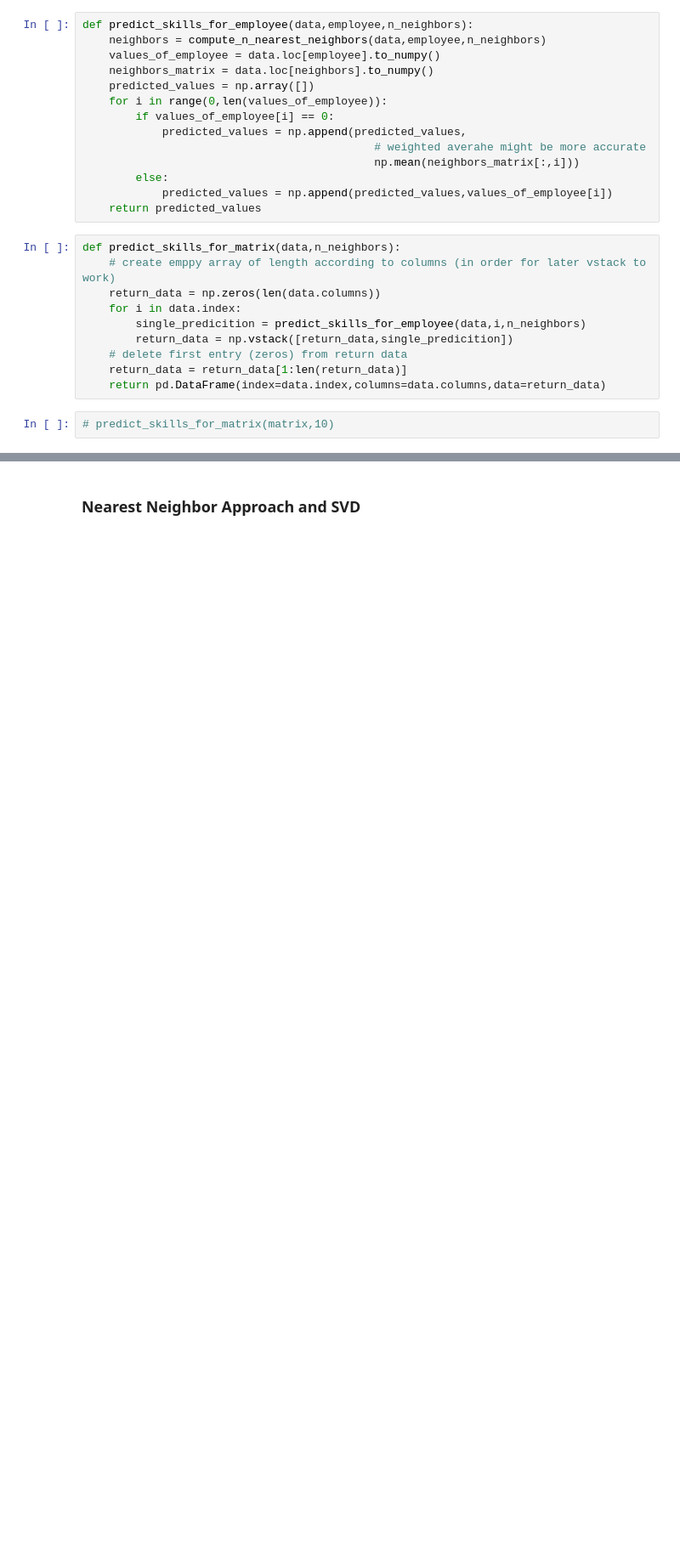
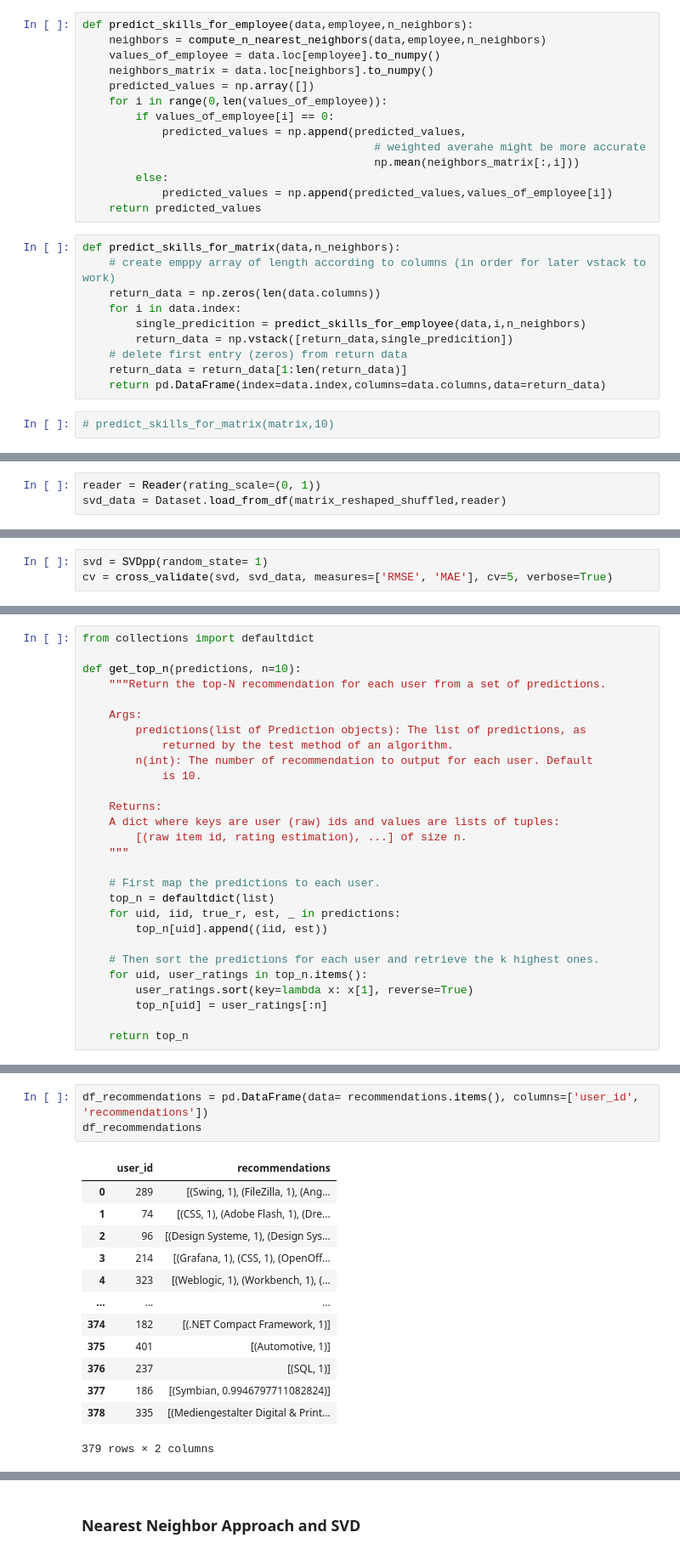
Before and after one commit to maximizer36/DS_AP, a Jupyter notebook: AP_descriptive_binary_Approach.ipynb, the cells around one changed output, grey strips where cells are left out. Shown at 85% size. Drawn from its saved outputs; the diff is of its cells as text; blank space fills up the shorter version.

```diff
--- a/AP_descriptive_binary_Approach.ipynb
+++ b/AP_descriptive_binary_Approach.ipynb
@@ -546,0 +548,3 @@ def predict_skills_for_matrix(data,n_neighbors):
+# %%
+reader = Reader(rating_scale=(0, 1))
+svd_data = Dataset.load_from_df(matrix_reshaped_shuffled,reader)
@@ -546,0 +628,3 @@ def predict_skills_for_matrix(data,n_neighbors):
+# %%
+svd = SVDpp(random_state= 1)
+cv = cross_validate(svd, svd_data, measures=['RMSE', 'MAE'], cv=5, verbose=True)
@@ -546,0 +646,28 @@ def predict_skills_for_matrix(data,n_neighbors):
+# %%
+from collections import defaultdict
+
+def get_top_n(predictions, n=10):
+    """Return the top-N recommendation for each user from a set of predictions.
+
+    Args:
+        predictions(list of Prediction objects): The list of predictions, as
+            returned by the test method of an algorithm.
+        n(int): The number of recommendation to output for each user. Default
+            is 10.
+
+    Returns:
+    A dict where keys are user (raw) ids and values are lists of tuples:
+        [(raw item id, rating estimation), ...] of size n.
+    """
+
+    # First map the predictions to each user.
+    top_n = defaultdict(list)
+    for uid, iid, true_r, est, _ in predictions:
+        top_n[uid].append((iid, est))
+
+    # Then sort the predictions for each user and retrieve the k highest ones.
+    for uid, user_ratings in top_n.items():
+        user_ratings.sort(key=lambda x: x[1], reverse=True)
+        top_n[uid] = user_ratings[:n]
+
+    return top_n
@@ -546,0 +695,17 @@ def predict_skills_for_matrix(data,n_neighbors):
+# %%
+df_recommendations = pd.DataFrame(data= recommendations.items(), columns=['user_id', 'recommendations'])
+df_recommendations
+# %% [output]
+|  | user_id | recommendations |
+| 0 | 289 | [(Swing, 1), (FileZilla, 1), (Ang... |
+| 1 | 74 | [(CSS, 1), (Adobe Flash, 1), (Dre... |
+| 2 | 96 | [(Design Systeme, 1), (Design Sys... |
+| 3 | 214 | [(Grafana, 1), (CSS, 1), (OpenOff... |
+| 4 | 323 | [(Weblogic, 1), (Workbench, 1), (... |
+| ... | ... | ... |
+| 374 | 182 | [(.NET Compact Framework, 1)] |
+| 375 | 401 | [(Automotive, 1)] |
+| 376 | 237 | [(SQL, 1)] |
+| 377 | 186 | [(Symbian, 0.9946797711082824)] |
+| 378 | 335 | [(Mediengestalter Digital & Print... |
+379 rows × 2 columns
```
Also changed, not shown: parts of 79 cells of this notebook.
